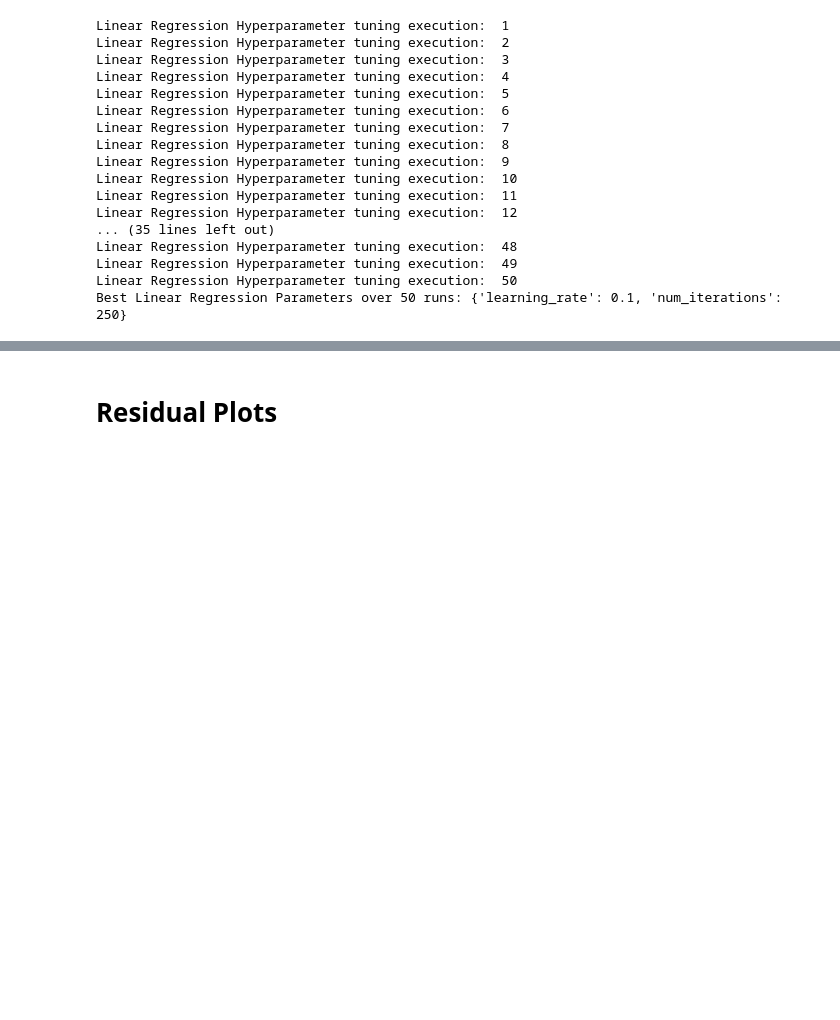
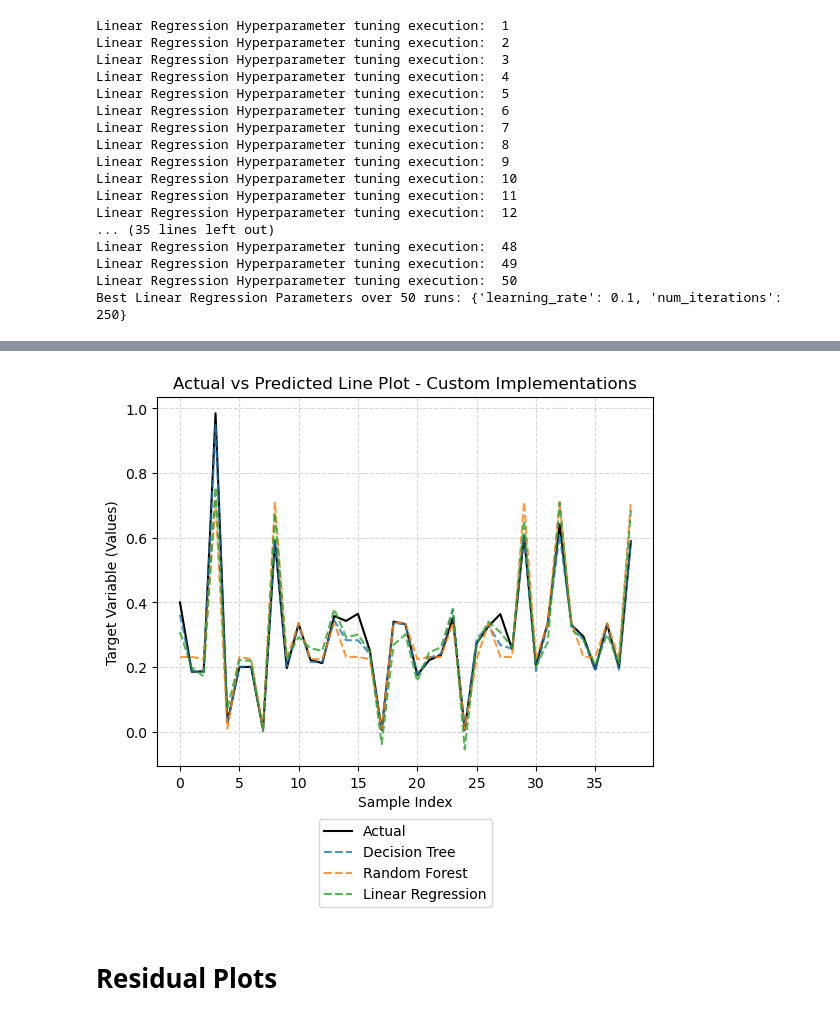
Before and after one commit to NathanPortelli/ICS5110-Applied-ML, a Jupyter notebook: main.ipynb, the cells around one changed output, grey strips where cells are left out. Saved outputs shown, nothing was run; the diff lists cells and outputs as text; code cells hidden in the pictures; blank space fills up the shorter version.

```diff
--- a/main.ipynb
+++ b/main.ipynb
@@ -482,2 +327,16 @@ plt.show()
+# %%
+# Custom Decision Tree vs Custom Random Forest vs Custom Linear Regression
+plt.plot(y_test.values, label='Actual', color='black', linestyle='-')
+plt.plot(Custom_Decision_Tree_Regressor_Prediction, label='Decision Tree', alpha=0.8, linestyle='--')
+plt.plot(Custom_Random_Forest_Regressor_Prediction, label='Random Forest', alpha=0.8, linestyle='--')
+plt.plot(Custom_Linear_Regression_Prediction, label='Linear Regression', alpha=0.8, linestyle='--')
+plt.xlabel('Sample Index')
+plt.ylabel('Target Variable (Values)')
+plt.title('Actual vs Predicted Line Plot - Custom Implementations')
+plt.legend(loc='lower center', bbox_to_anchor=(0.5,-0.4))
+plt.grid(True, linestyle='--', alpha=0.5)
+plt.show()
+# %% [output]
+[figure, added]
 # %% [markdown]
 # Residual Plots
```
Also changed, not shown: parts of 13 cells of this notebook.
